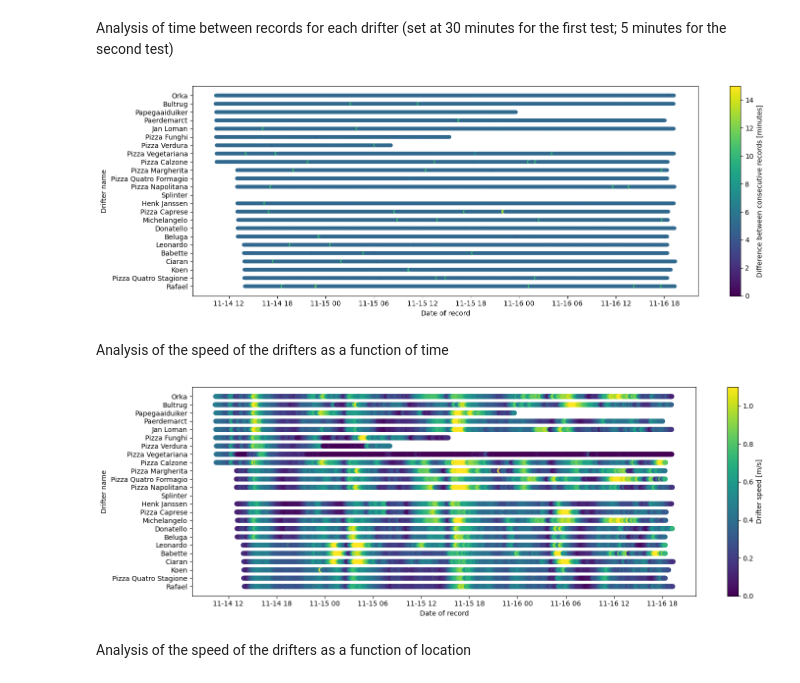
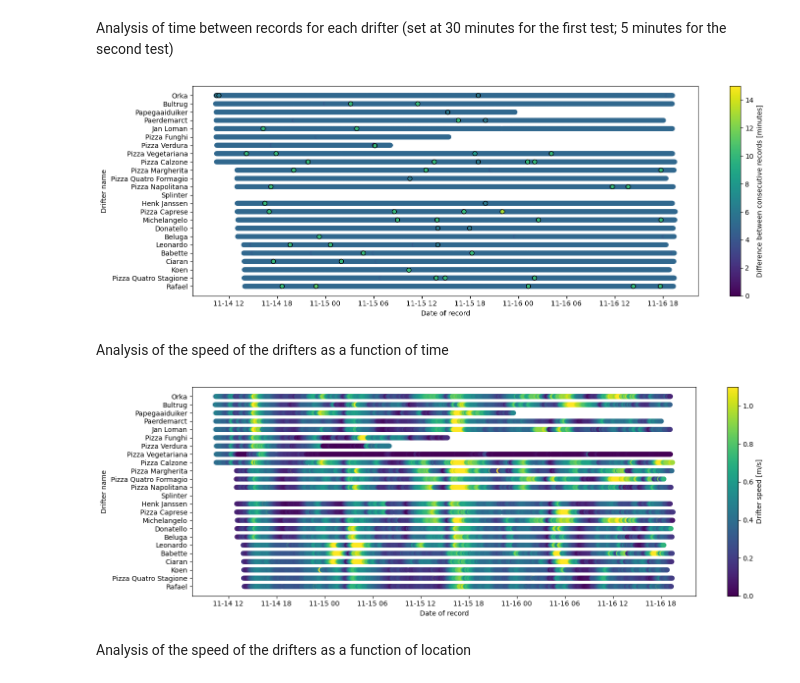
Before and after one commit to Parcels-code/Stokesdrifters_Wadden, a Jupyter notebook: analyse_drifterdata.ipynb, the cells around one changed output. Saved outputs shown, nothing was run; the diff lists cells and outputs as text; code cells hidden in the pictures.

Commit message:
Plotting missed records on top of good ones in first plot

```diff
--- a/analyse_drifterdata.ipynb
+++ b/analyse_drifterdata.ipynb
@@ -13,19 +13,22 @@ Analysis of time between records for each drifter (set at 30 minutes for the fir
 # %%
 fig, ax = plt.subplots(1, 1, figsize=(15, 5))
 for i, drifter in enumerate(data.keys()):
     times = np.array([pd.to_datetime(d[0]) for d in data[drifter]], dtype='datetime64[s]')
     dt = np.diff(times)
-    sc = ax.scatter(times[:-1], (len(times)*[i])[:-1], s=20, c=dt/60, vmin=0, vmax=15, cmap='viridis')
+    I = np.where((dt < np.timedelta64(360, 's')))[0]
+    sc = ax.scatter(times[I], (len(I)*[i]), s=40, c=dt[I]/60, vmin=0, vmax=15, cmap='viridis')
+    I = np.where((dt > np.timedelta64(360, 's')))[0]
+    sc = ax.scatter(times[I], (len(I)*[i]), s=40, c=dt[I]/60, vmin=0, vmax=15, cmap='viridis', edgecolor='k')
 ax.set_yticklabels([])
 plt.colorbar(sc, ax=ax, label="Difference between consecutive records [minutes]")
 ax.set_yticks(range(len(data.keys())), data.keys())
 ax.set_ylabel('Drifter name')
 ax.set_xlabel('Date of record')
 ax.invert_yaxis()
 plt.tight_layout()
 plt.show()
 # %% [output]
-[figure, old version]
+[figure, new version]
 # %% [markdown]
 Analysis of the speed of the drifters as a function of time
 # %%
@@ -50,7 +53,7 @@ ax.invert_yaxis()
 plt.tight_layout()
 plt.show()
 # %% [output]
-[figure, old version]
+[figure, new version]
 # %% [markdown]
 Analysis of the speed of the drifters as a function of location
 # %%
```
Also changed, not shown: parts of 3 cells of this notebook.
